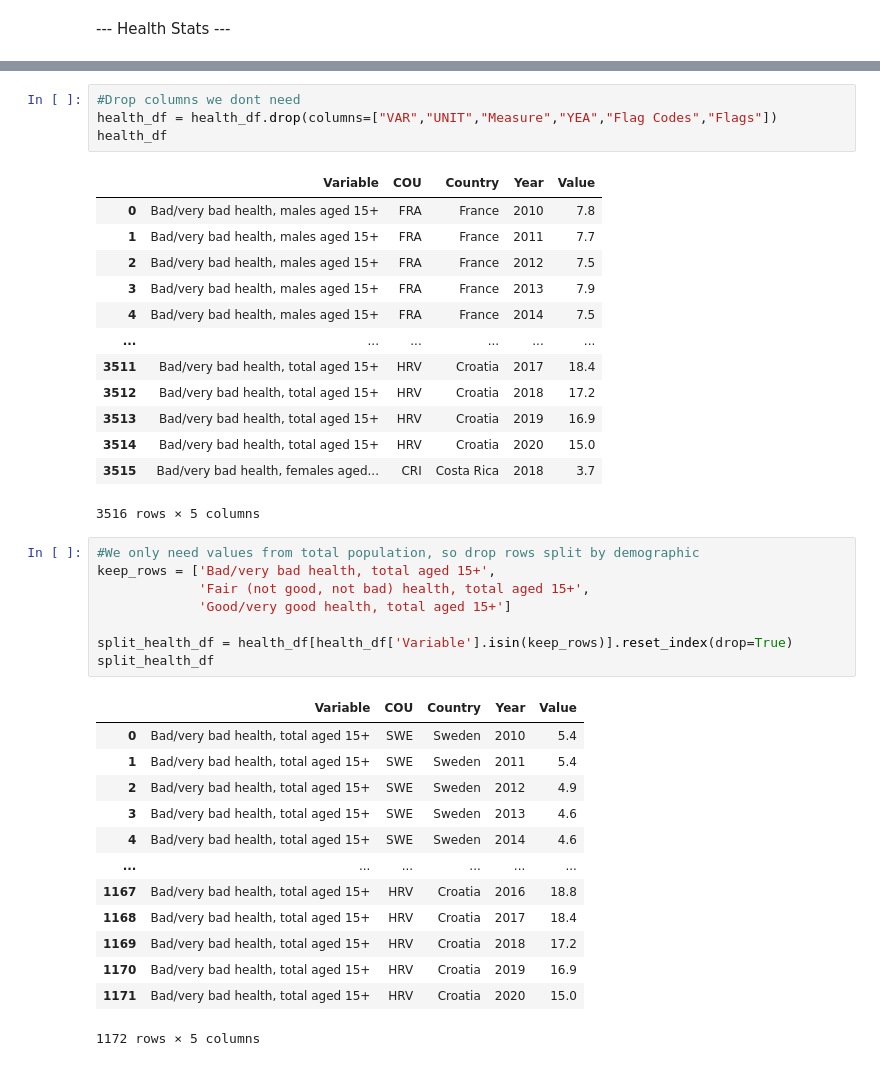
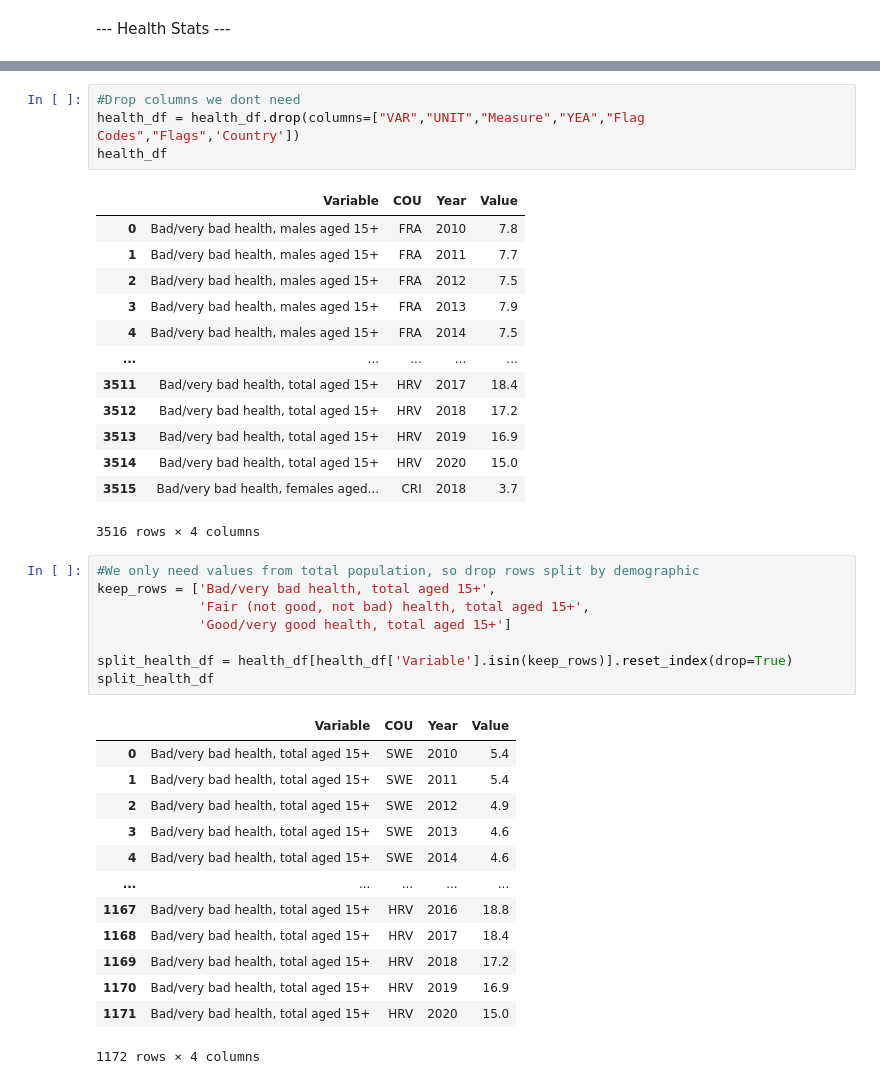
Before and after one commit to AtWillB/INST447-Final, a Jupyter notebook: preprocessing.ipynb, the cells around one changed output, grey strips where cells are left out. Cells and saved outputs as stored; diff of their text form.

```diff
--- a/preprocessing.ipynb
+++ b/preprocessing.ipynb
@@ -81,22 +102,22 @@ health_df.head()
 | 4 | PRHSMBAH | Bad/very bad health, males aged 15+ | PERCALEF | % of population (crude rate) | FRA | France | 2014 | 2014 | 7.5 | NaN | NaN |
 # %%
 #Drop columns we dont need
-health_df = health_df.drop(columns=["VAR","UNIT","Measure","YEA","Flag Codes","Flags"])
+health_df = health_df.drop(columns=["VAR","UNIT","Measure","YEA","Flag Codes","Flags",'Country'])
 health_df
 # %% [output]
-|  | Variable | COU | Country | Year | Value |
-| 0 | Bad/very bad health, males aged 15+ | FRA | France | 2010 | 7.8 |
-| 1 | Bad/very bad health, males aged 15+ | FRA | France | 2011 | 7.7 |
-| 2 | Bad/very bad health, males aged 15+ | FRA | France | 2012 | 7.5 |
-| 3 | Bad/very bad health, males aged 15+ | FRA | France | 2013 | 7.9 |
-| 4 | Bad/very bad health, males aged 15+ | FRA | France | 2014 | 7.5 |
-| ... | ... | ... | ... | ... | ... |
-| 3511 | Bad/very bad health, total aged 15+ | HRV | Croatia | 2017 | 18.4 |
-| 3512 | Bad/very bad health, total aged 15+ | HRV | Croatia | 2018 | 17.2 |
-| 3513 | Bad/very bad health, total aged 15+ | HRV | Croatia | 2019 | 16.9 |
-| 3514 | Bad/very bad health, total aged 15+ | HRV | Croatia | 2020 | 15.0 |
-| 3515 | Bad/very bad health, females aged... | CRI | Costa Rica | 2018 | 3.7 |
+|  | Variable | COU | Year | Value |
+| 0 | Bad/very bad health, males aged 15+ | FRA | 2010 | 7.8 |
+| 1 | Bad/very bad health, males aged 15+ | FRA | 2011 | 7.7 |
+| 2 | Bad/very bad health, males aged 15+ | FRA | 2012 | 7.5 |
+| 3 | Bad/very bad health, males aged 15+ | FRA | 2013 | 7.9 |
+| 4 | Bad/very bad health, males aged 15+ | FRA | 2014 | 7.5 |
+| ... | ... | ... | ... | ... |
+| 3511 | Bad/very bad health, total aged 15+ | HRV | 2017 | 18.4 |
+| 3512 | Bad/very bad health, total aged 15+ | HRV | 2018 | 17.2 |
+| 3513 | Bad/very bad health, total aged 15+ | HRV | 2019 | 16.9 |
+| 3514 | Bad/very bad health, total aged 15+ | HRV | 2020 | 15.0 |
+| 3515 | Bad/very bad health, females aged... | CRI | 2018 | 3.7 |
-3516 rows × 5 columns
+3516 rows × 4 columns
 # %%
 #We only need values from total population, so drop rows split by demographic
 keep_rows = ['Bad/very bad health, total aged 15+',
@@ -106,19 +127,19 @@ keep_rows = ['Bad/very bad health, total aged 15+',
 split_health_df = health_df[health_df['Variable'].isin(keep_rows)].reset_index(drop=True)
 split_health_df
 # %% [output]
-|  | Variable | COU | Country | Year | Value |
-| 0 | Bad/very bad health, total aged 15+ | SWE | Sweden | 2010 | 5.4 |
-| 1 | Bad/very bad health, total aged 15+ | SWE | Sweden | 2011 | 5.4 |
-| 2 | Bad/very bad health, total aged 15+ | SWE | Sweden | 2012 | 4.9 |
-| 3 | Bad/very bad health, total aged 15+ | SWE | Sweden | 2013 | 4.6 |
-| 4 | Bad/very bad health, total aged 15+ | SWE | Sweden | 2014 | 4.6 |
-| ... | ... | ... | ... | ... | ... |
-| 1167 | Bad/very bad health, total aged 15+ | HRV | Croatia | 2016 | 18.8 |
-| 1168 | Bad/very bad health, total aged 15+ | HRV | Croatia | 2017 | 18.4 |
-| 1169 | Bad/very bad health, total aged 15+ | HRV | Croatia | 2018 | 17.2 |
-| 1170 | Bad/very bad health, total aged 15+ | HRV | Croatia | 2019 | 16.9 |
-| 1171 | Bad/very bad health, total aged 15+ | HRV | Croatia | 2020 | 15.0 |
+|  | Variable | COU | Year | Value |
+| 0 | Bad/very bad health, total aged 15+ | SWE | 2010 | 5.4 |
+| 1 | Bad/very bad health, total aged 15+ | SWE | 2011 | 5.4 |
+| 2 | Bad/very bad health, total aged 15+ | SWE | 2012 | 4.9 |
+| 3 | Bad/very bad health, total aged 15+ | SWE | 2013 | 4.6 |
+| 4 | Bad/very bad health, total aged 15+ | SWE | 2014 | 4.6 |
+| ... | ... | ... | ... | ... |
+| 1167 | Bad/very bad health, total aged 15+ | HRV | 2016 | 18.8 |
+| 1168 | Bad/very bad health, total aged 15+ | HRV | 2017 | 18.4 |
+| 1169 | Bad/very bad health, total aged 15+ | HRV | 2018 | 17.2 |
+| 1170 | Bad/very bad health, total aged 15+ | HRV | 2019 | 16.9 |
+| 1171 | Bad/very bad health, total aged 15+ | HRV | 2020 | 15.0 |
-1172 rows × 5 columns
+1172 rows × 4 columns
 # %%
 #Rename columns
 split_health_df.rename({'Variable':'PrecievedHealth', 'Value':'PercentOfPopulation'}, inplace=True, axis=1)
```
Also changed, not shown: parts of 13 cells of this notebook, 1 other file.
